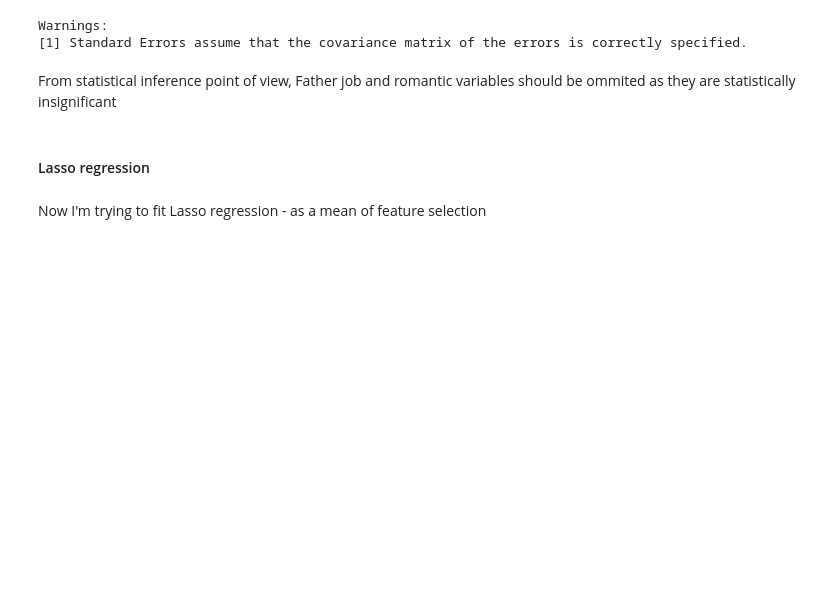
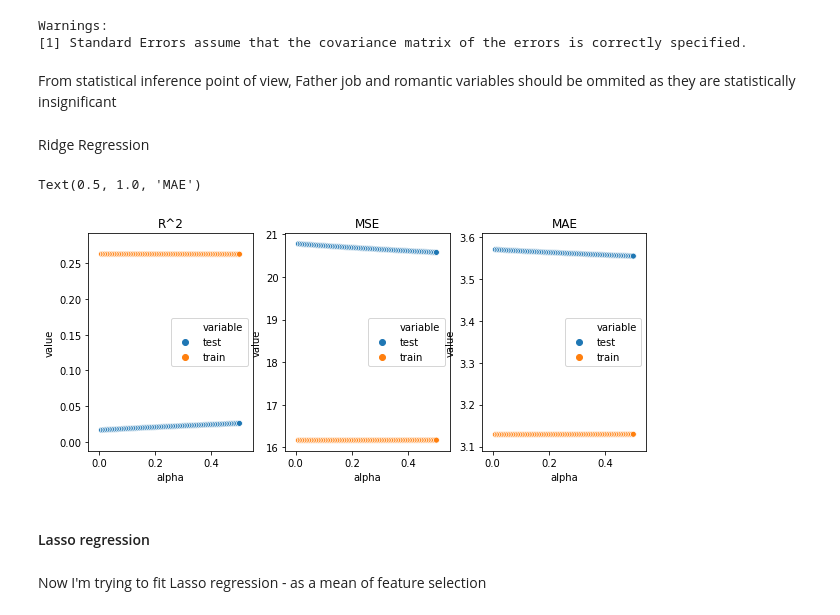
Before and after one commit to bugraefendi/ML-Grades, a Jupyter notebook: Modeling.ipynb, the cells around one changed output. Drawn from its saved outputs; the diff is of its cells as text; code cells hidden in the pictures; blank space fills up the shorter version.

Commit message:
ridge added

```diff
--- a/Modeling.ipynb
+++ b/Modeling.ipynb
@@ -464,3 +500,5 @@ Warnings:
 [1] Standard Errors assume that the covariance matrix of the errors is correctly specified.
 # %% [markdown]
 From statistical inference point of view, Father job and romantic variables should be ommited as they are statistically insignificant
+# %% [markdown]
+Ridge Regression
@@ -467,3 +551,17 @@ From statistical inference point of view, Father job and romantic variables shou
+# %%
+r2_scores_ridge = pd.DataFrame(scores, columns = ['alpha', 'test', 'train'])
+rmse_scores_ridge = pd.DataFrame(scores_rmse, columns = ['alpha', 'test', 'train'])
+mae_scores_ridge = pd.DataFrame(scores_mae,columns = ['alpha','test','train'])
+# %%
+plt.subplot(1, 3, 1)
+sns.scatterplot(x = 'alpha', y= 'value', hue = 'variable', data = pd.melt(r2_scores_ridge, id_vars = 'alpha')).set_title('R^2')
+plt.subplot(1, 3, 2)
+sns.scatterplot(x = 'alpha', y= 'value', hue = 'variable', data = pd.melt(rmse_scores_ridge, id_vars = 'alpha')).set_title('MSE')
+plt.subplot(1, 3, 3)
+sns.scatterplot(x = 'alpha', y= 'value', hue = 'variable', data = pd.melt(mae_scores_ridge, id_vars = 'alpha')).set_title('MAE')
+# %% [output]
+Text(0.5, 1.0, 'MAE')
+[figure, added]
 # %% [markdown]
 #### Lasso regression
 # %% [markdown]
```
Also changed, not shown: parts of 7 cells of this notebook.
